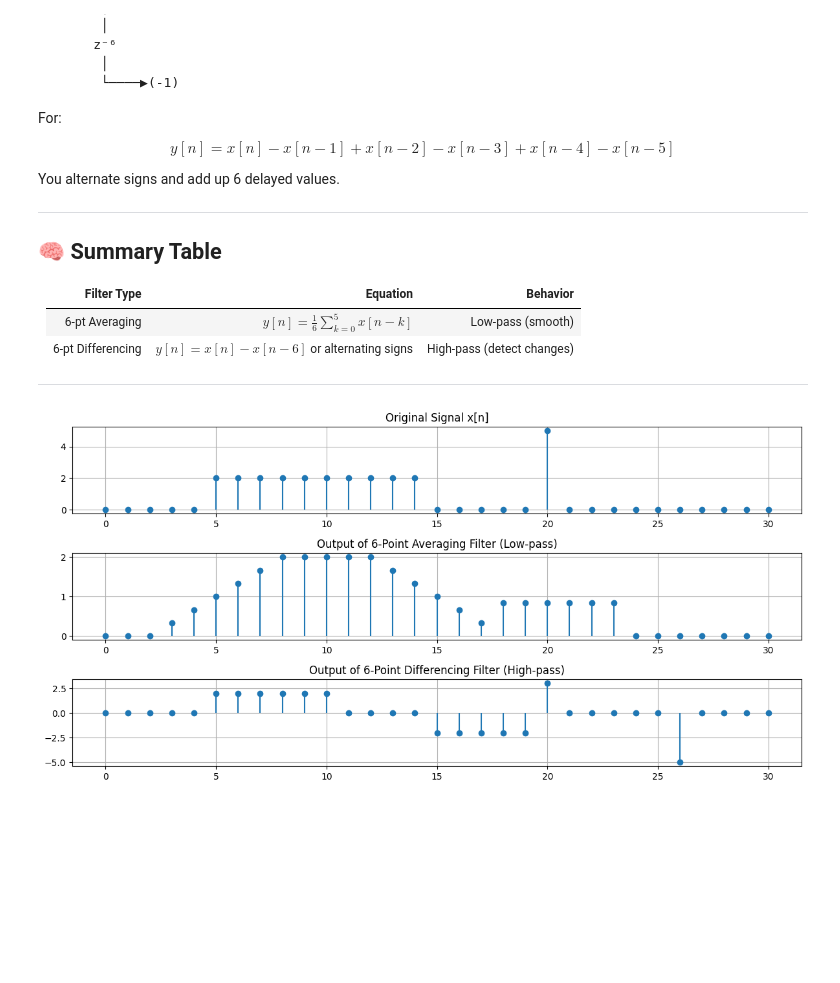
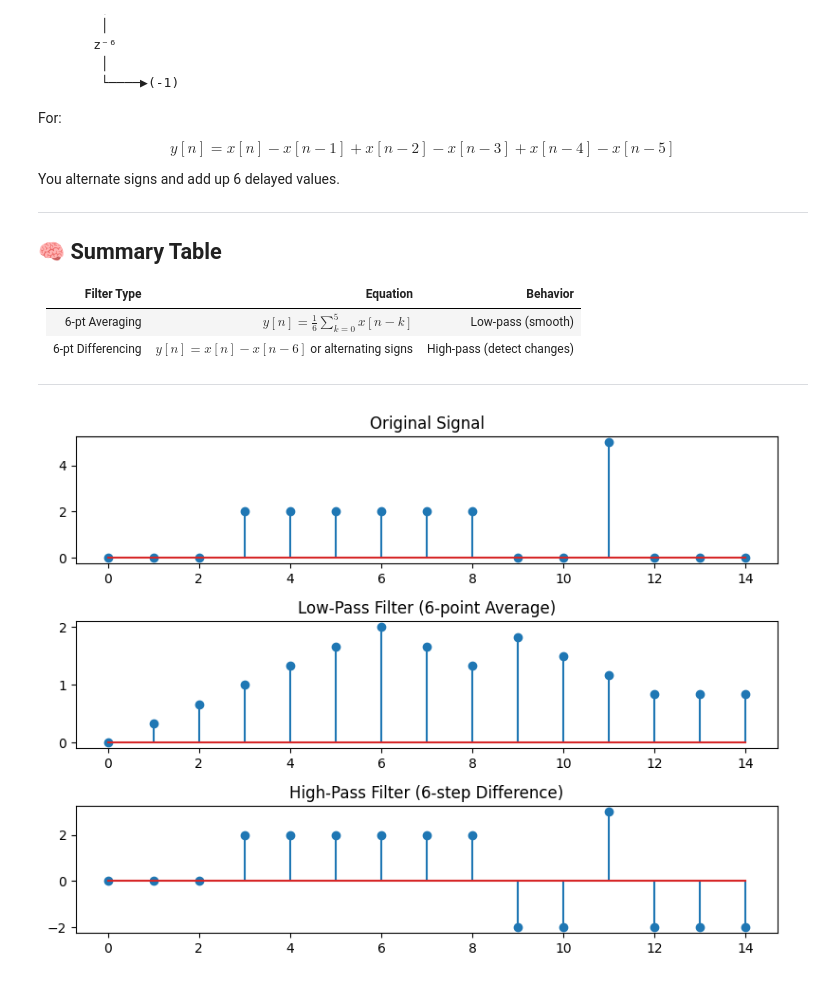
Before and after one commit to nazmulhasan77/Digital_Signal_Processing_Lab, a Jupyter notebook: 07_filter_realization.ipynb, the cells around one changed output. Cells and saved outputs as stored; diff of their text form; code cells hidden in the pictures; blank space fills up the shorter version.

Commit message:
filter code simplified

```diff
--- a/07_filter_realization.ipynb
+++ b/07_filter_realization.ipynb
@@ -106,46 +106,39 @@ You alternate signs and add up 6 delayed values.
 | 6-pt Differencing | $y[n] = x[n] - x[n-6]$ or alternating signs | High-pass (detect changes) |
 
 ---
-# %%
-import numpy as np
-import matplotlib.pyplot as plt
-
-# Sample input signal: a combination of step + spike
-x = np.concatenate([np.zeros(5), np.ones(10)*2, np.zeros(5), [5], np.zeros(10)])
-n = np.arange(len(x))
-
-# --- 6-Point Averaging Filter ---
-# Coefficients for averaging
-h_avg = np.ones(6) / 6
-y_avg = np.convolve(x, h_avg, mode='same')
-
-# --- 6-Point Differencing Filter (simple difference) ---
-# y[n] = x[n] - x[n-6]
-x_pad = np.concatenate((np.zeros(6), x))  # pad to handle negative indices
-y_diff = x_pad[6:] - x_pad[:-6]
-
-# Trim y_diff to original signal length
-y_diff = y_diff[:len(x)]
-
-# Plotting
-plt.figure(figsize=(12, 6))
-
-plt.subplot(3, 1, 1)
-plt.stem(n, x, basefmt=" ")
-plt.title("Original Signal x[n]")
-plt.grid(True)
-
-plt.subplot(3, 1, 2)
-plt.stem(n, y_avg, basefmt=" ")
-plt.title("Output of 6-Point Averaging Filter (Low-pass)")
-plt.grid(True)
-
-plt.subplot(3, 1, 3)
-plt.stem(n, y_diff, basefmt=" ")
-plt.title("Output of 6-Point Differencing Filter (High-pass)")
-plt.grid(True)
-
-plt.tight_layout()
-plt.show()
-# %% [output]
-[figure, removed]
+# %%
+import numpy as np
+import matplotlib.pyplot as plt
+
+# Create a simple signal with a step and a spike
+x = np.array([0, 0, 0, 2, 2, 2, 2, 2, 2, 0, 0, 5, 0, 0, 0])
+n = np.arange(len(x))
+
+# --- Low-pass filter: 6-point average ---
+avg_filter = np.ones(6) / 6
+low_pass = np.convolve(x, avg_filter, mode='same')  # smooth signal
+
+# --- High-pass filter: difference with 6 steps before ---
+x_padded = np.concatenate((np.zeros(6), x))         # pad beginning with 6 zeros
+high_pass = x_padded[6:] - x_padded[:-6]            # x[n] - x[n-6]
+high_pass = high_pass[:len(x)]                      # trim to original length
+
+# --- Plot the results ---
+plt.figure(figsize=(8, 6))
+
+plt.subplot(3, 1, 1)
+plt.stem(n, x)
+plt.title("Original Signal")
+
+plt.subplot(3, 1, 2)
+plt.stem(n, low_pass)
+plt.title("Low-Pass Filter (6-point Average)")
+
+plt.subplot(3, 1, 3)
+plt.stem(n, high_pass)
+plt.title("High-Pass Filter (6-step Difference)")
+
+plt.tight_layout()
+plt.show()
+# %% [output]
+[figure, added]
```
